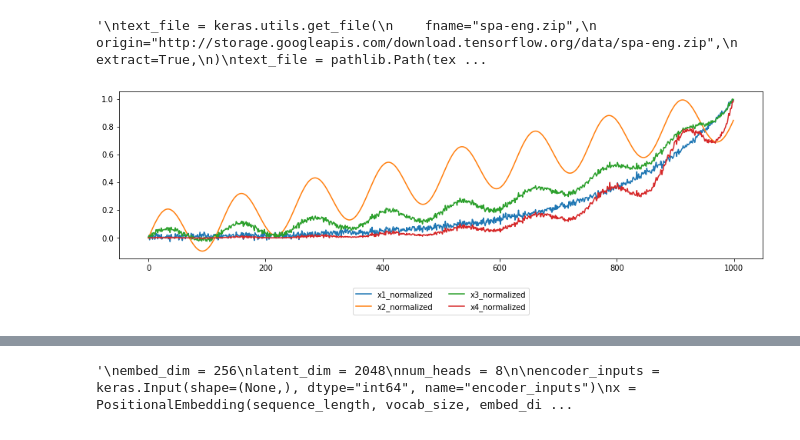
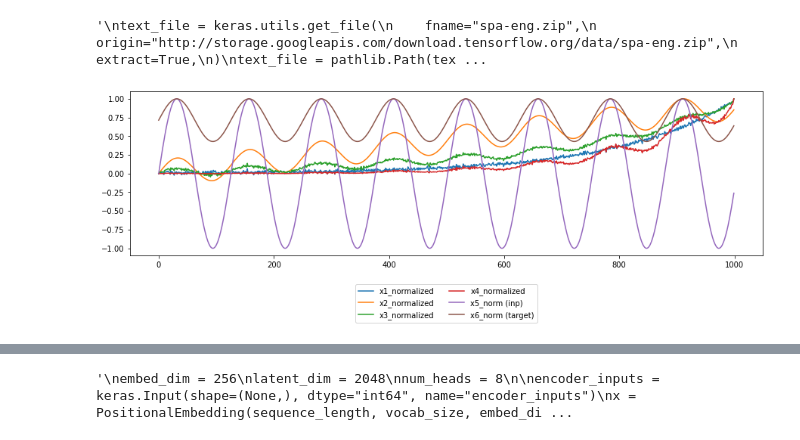
Before and after one commit to StefB4/Head2Eye, a Jupyter notebook: Seq2Seq-Transformer-TimeSeries.ipynb, the cells around one changed output, grey strips where cells are left out. Drawn from its saved outputs; the diff is of its cells as text; code cells hidden in the pictures.

```diff
--- a/Seq2Seq-Transformer-TimeSeries.ipynb
+++ b/Seq2Seq-Transformer-TimeSeries.ipynb
@@ -25,31 +26,43 @@ text_file = pathlib.Path(text_file).parent / "spa-eng" / "spa.txt"
 # %%
 # Create surrogate sample data
 
 surrogate_samples = 1000
 t = np.linspace(0, 50, surrogate_samples)
 
 # inputs, outputs
 x1 = np.exp(0.1 * t) + np.random.normal(0, 2, surrogate_samples)
 x2 = 10 * np.sin(t) + t
 x3 = x1 + x2
 x4 = x1 * x2 / 100
 x5 = np.sin(t) * 0.8
+x6 = x5 * 0.2 + 0.4
+
+x1_factor = np.max(np.abs(x1))
+x2_factor = np.max(np.abs(x2))
+x3_factor = np.max(np.abs(x3))
+x4_factor = np.max(np.abs(x4))
+x5_factor = np.max(np.abs(x5))
+x6_factor = np.max(np.abs(x6))
 
 
 # normalize per time series
-x1_normalized = x1 / np.ceil(np.max(np.abs(x1)))
-x2_normalized = x2 / np.ceil(np.max(np.abs(x2)))
-x3_normalized = x3 / np.ceil(np.max(np.abs(x3)))
-x4_normalized = x4 / np.ceil(np.max(np.abs(x4)))
+x1_normalized = x1 / x1_factor
+x2_normalized = x2 / x2_factor
+x3_normalized = x3 / x3_factor
+x4_normalized = x4 / x4_factor
+x5_normalized = x5 / x5_factor
+x6_normalized = x6 / x6_factor
 
 
 plt.figure(figsize=(15, 4))
 plt.plot(range(len(x1_normalized)), x1_normalized, label='x1_normalized')
 plt.plot(range(len(x2_normalized)), x2_normalized, label='x2_normalized')
 plt.plot(range(len(x3_normalized)), x3_normalized, label='x3_normalized')
 plt.plot(range(len(x4_normalized)), x4_normalized, label='x4_normalized')
+plt.plot(range(len(x5_normalized)), x5_normalized, label='x5_norm (inp)')
+plt.plot(range(len(x6_normalized)), x6_normalized, label='x6_norm (target)')
 plt.legend(loc='upper center', bbox_to_anchor=(0.5, -0.15), fancybox=True, shadow=False, ncol=2)
 plt.show()
 # %% [output]
-[figure, old version]
+[figure, new version]
 # %%
```
Also changed, not shown: parts of 10 cells of this notebook.
